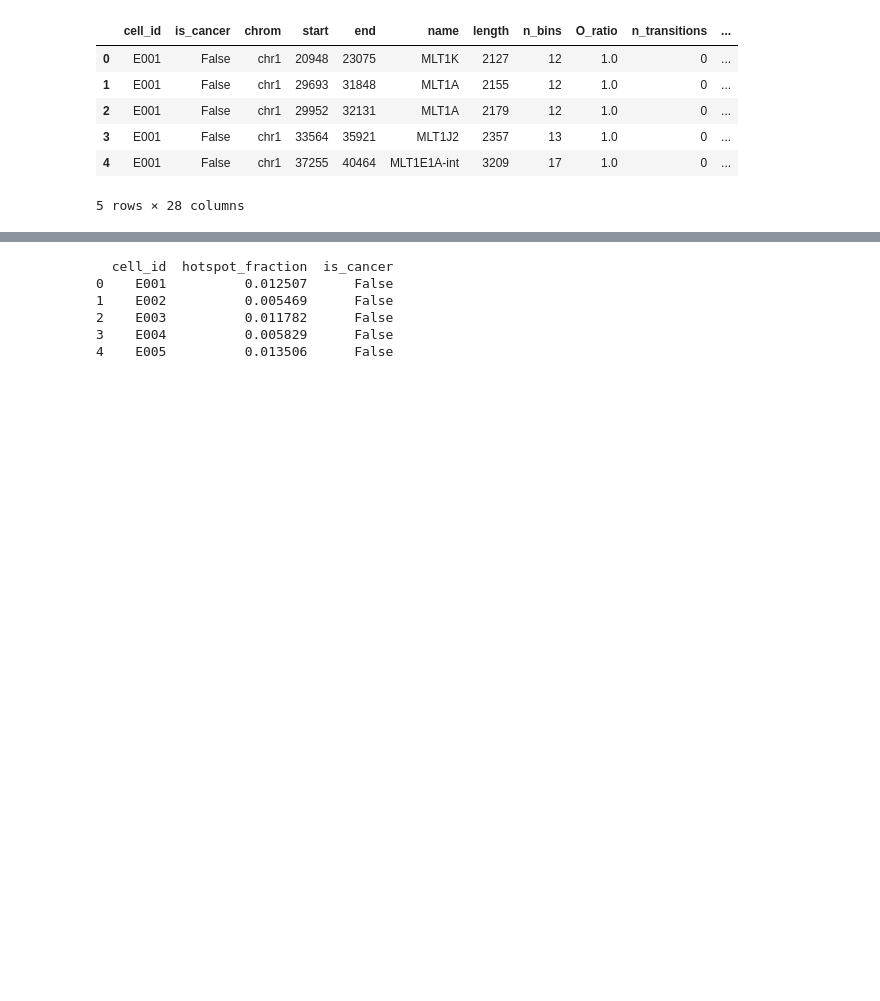
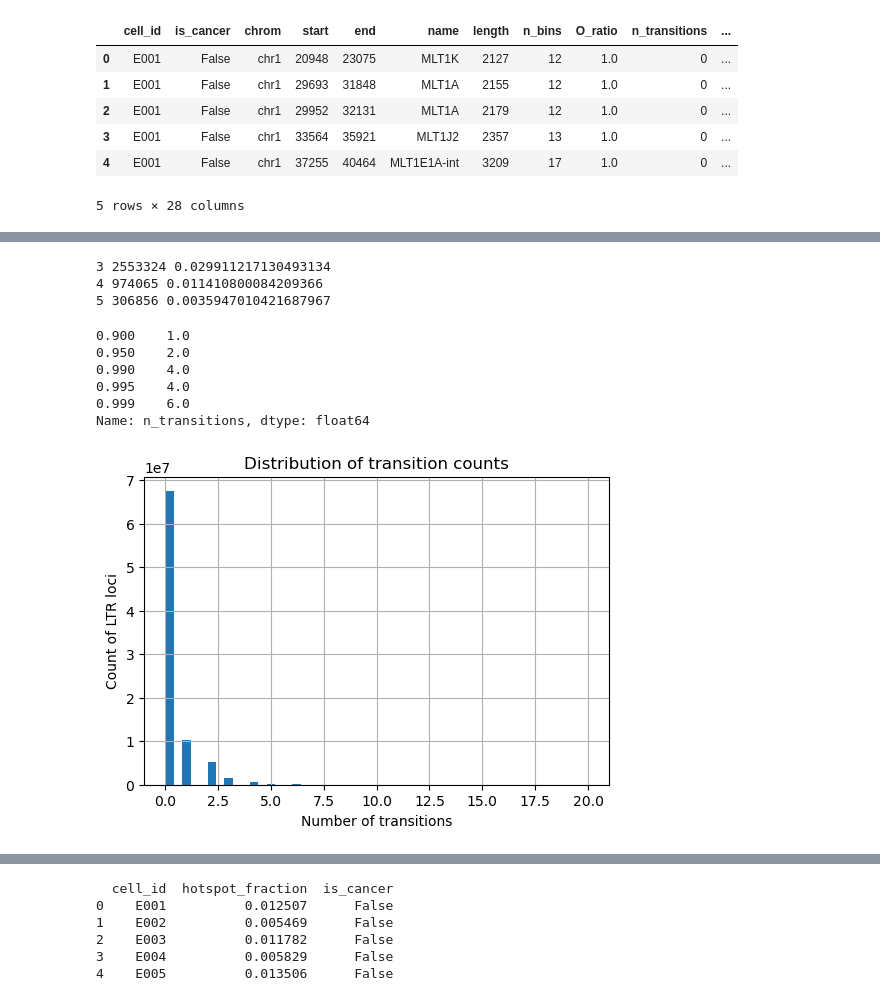
Before and after one commit to caocao0525/HERV, a Jupyter notebook: herv_all_hotspot_analysis.ipynb, the cells around one changed output, grey strips where cells are left out. Cells and saved outputs as stored; diff of their text form; code cells hidden in the pictures; blank space fills up the shorter version.

```diff
--- a/herv_all_hotspot_analysis.ipynb
+++ b/herv_all_hotspot_analysis.ipynb
@@ -90,0 +123,28 @@ df.head()
+# %%
+for t in [3,4,5]:
+    n = (df["n_transitions"] >= t).sum()
+    print(t, n, n/len(df))
+# %% [output]
+3 2553324 0.029911217130493134
+4 974065 0.011410800084209366
+5 306856 0.0035947010421687967
+# %%
+df["n_transitions"].quantile(
+    [0.90,0.95,0.99,0.995,0.999]
+)
+# %% [output]
+0.900    1.0
+0.950    2.0
+0.990    4.0
+0.995    4.0
+0.999    6.0
+Name: n_transitions, dtype: float64
+# %%
+plt.figure(figsize=(6,4))
+df["n_transitions"].hist(bins=50)
+plt.xlabel("Number of transitions")
+plt.ylabel("Count of LTR loci")
+plt.title("Distribution of transition counts")
+plt.show()
+# %% [output]
+[figure, added]
```
Also changed, not shown: parts of 8 cells of this notebook.
